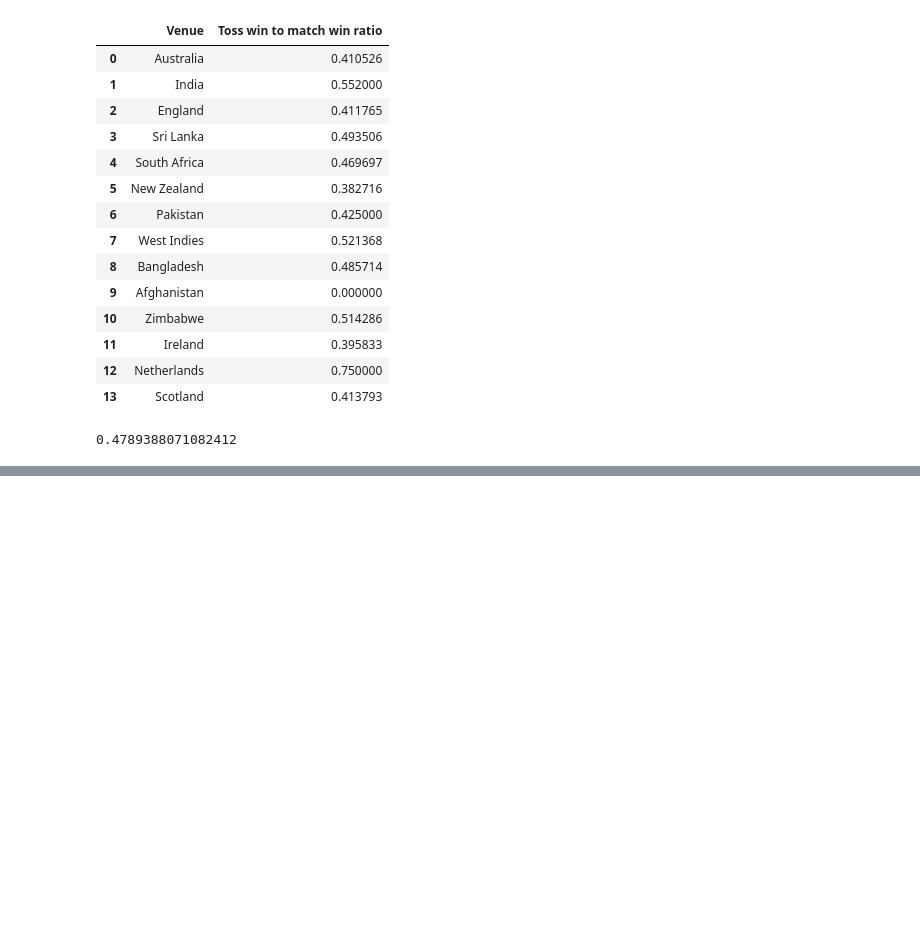
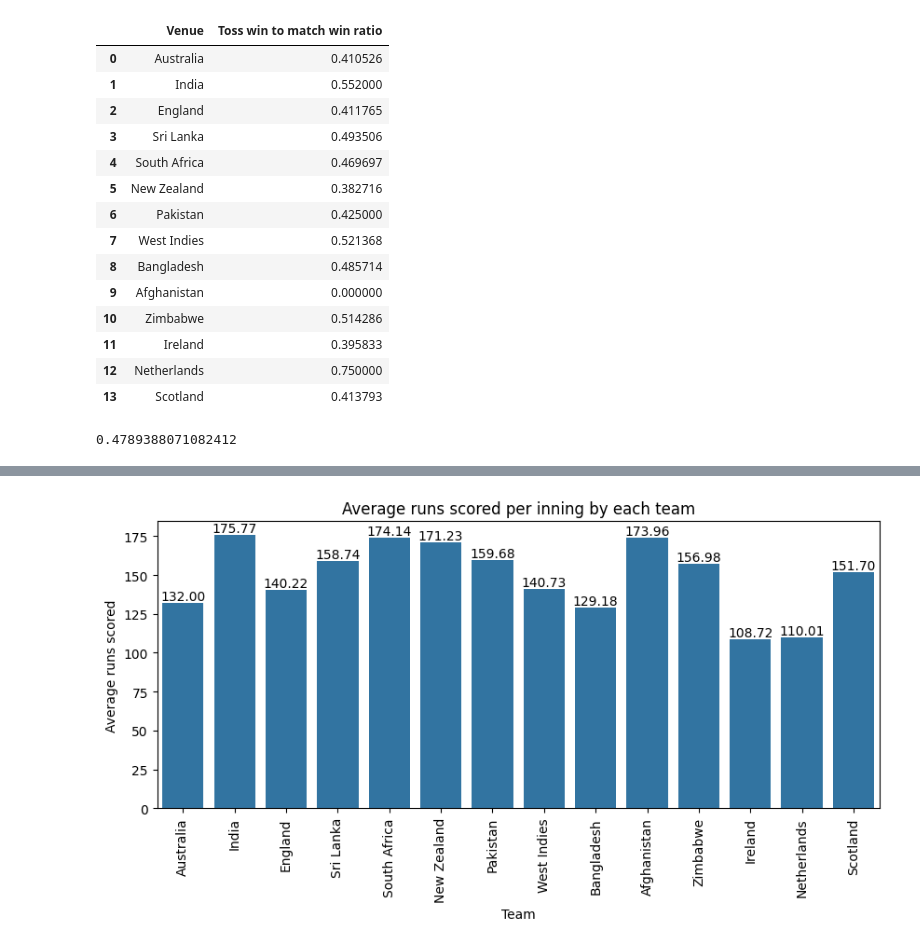
Before and after one commit to NishanD21/T20-Cricket-Data-Analysis, a Jupyter notebook: t20_cricket_analysis.ipynb, the cells around one changed output, grey strips where cells are left out. Drawn from its saved outputs; the diff is of its cells as text; code cells hidden in the pictures; blank space fills up the shorter version.

```diff
--- a/t20_cricket_analysis.ipynb
+++ b/t20_cricket_analysis.ipynb
@@ -697,0 +706,23 @@ df_toss_impact_venue['Toss win to match win ratio'].mean()
+# %%
+def team_avg_score(team):
+    df_team1 = df_final[(df_final['Team1 Name'] == team)]
+    df_team1_runs = df_team1['Team1 Runs Scored'].sum()
+    df_team2 = df_final[(df_final['Team2 Name'] == team)]
+    df_team2_runs = df_team1['Team2 Runs Scored'].sum()
+    df_team_avg_runs = (df_team1_runs + df_team2_runs)/(df_team1.shape[0] + df_team2.shape[0])
+
+    return df_team_avg_runs
+# %%
+teams = []
+avg_runs_scored = []
+
+for team in top_teams:
+    avg_runs = team_avg_score(team)
+
+    teams.append(team)
+    avg_runs_scored.append(avg_runs)
+
+df_avg_runs = pd.DataFrame({'Teams' : teams,
+                            'Avg runs scored' : avg_runs_scored})
+
+df_avg_runs
@@ -697,0 +745,15 @@ df_toss_impact_venue['Toss win to match win ratio'].mean()
+# %%
+plt.figure(figsize=(10,4))
+plt.xlabel('Team')
+plt.ylabel('Average runs scored')
+plt.title('Average runs scored per inning by each team')
+plt.xticks(rotation = 90)
+
+sns.barplot(x = 'Teams', y = 'Avg runs scored', data = df_avg_runs )
+
+for index, value in enumerate(df_avg_runs['Avg runs scored']):
+    plt.text(index,value,f'{value:.2f}',ha = 'center', va = 'bottom')
+
+plt.show()
+# %% [output]
+[figure, added]
```
Also changed, not shown: parts of 3 cells of this notebook.
